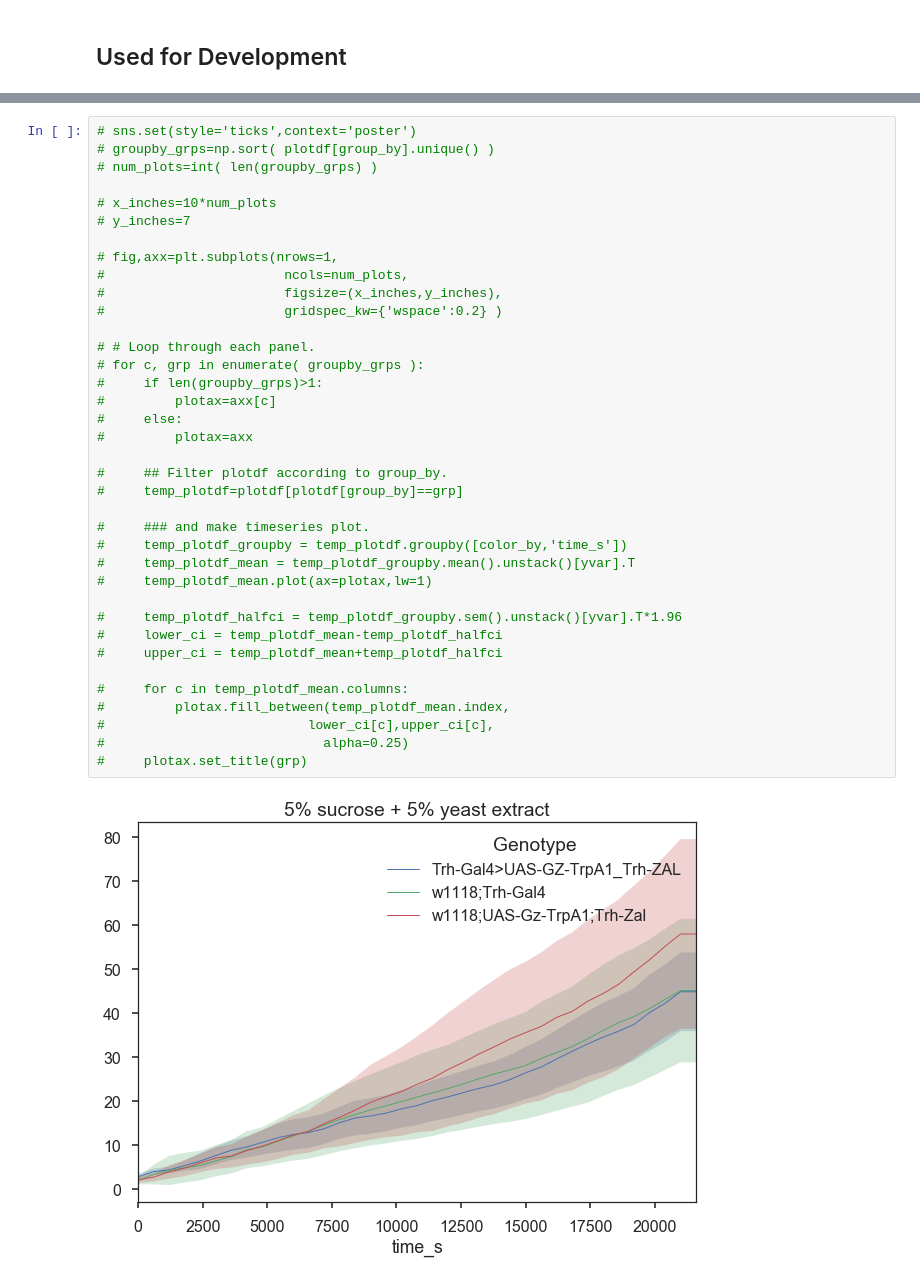
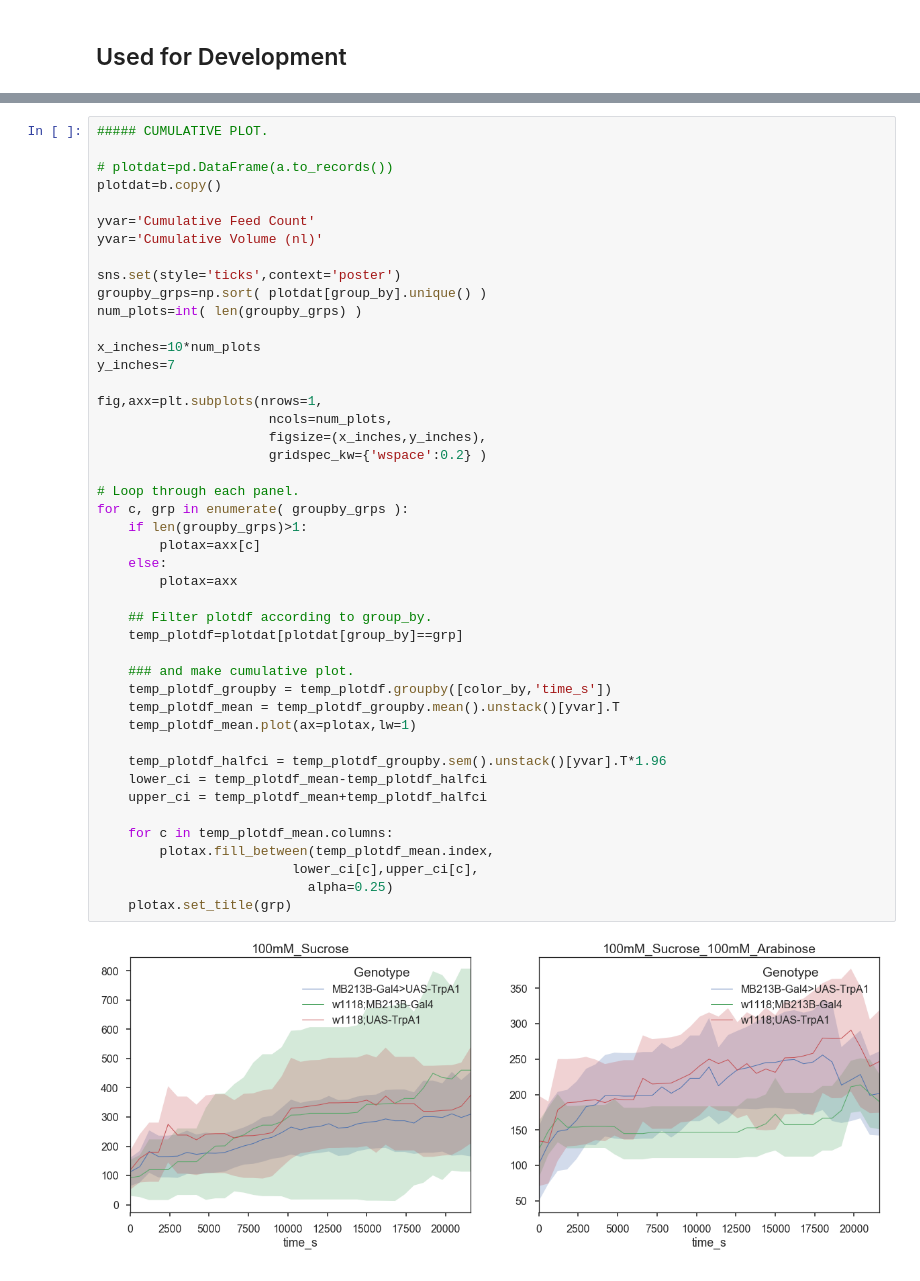
Before and after one commit to ACCLAB/espresso, a Jupyter notebook: jupyter-nb/espresso cumulative plots dev.ipynb, the cells around one changed output, grey strips where cells are left out. Saved outputs shown, nothing was run; the diff lists cells and outputs as text.

```diff
--- a/jupyter-nb/espresso cumulative plots dev.ipynb
+++ b/jupyter-nb/espresso cumulative plots dev.ipynb
@@ -87,39 +122,47 @@ array([<matplotlib.axes._subplots.AxesSubplot object at 0x...>,
 # %%
-# sns.set(style='ticks',context='poster')
-# groupby_grps=np.sort( plotdf[group_by].unique() )
-# num_plots=int( len(groupby_grps) )
+##### CUMULATIVE PLOT.
 
-# x_inches=10*num_plots
-# y_inches=7
+# plotdat=pd.DataFrame(a.to_records())
+plotdat=b.copy()
 
-# fig,axx=plt.subplots(nrows=1,
-#                       ncols=num_plots,
-#                       figsize=(x_inches,y_inches),
-#                       gridspec_kw={'wspace':0.2} )
+yvar='Cumulative Feed Count'
+yvar='Cumulative Volume (nl)'
 
-# # Loop through each panel.
-# for c, grp in enumerate( groupby_grps ):
-#     if len(groupby_grps)>1:
-#         plotax=axx[c]
-#     else:
-#         plotax=axx
+sns.set(style='ticks',context='poster')
+groupby_grps=np.sort( plotdat[group_by].unique() )
+num_plots=int( len(groupby_grps) )
 
-#     ## Filter plotdf according to group_by.
-#     temp_plotdf=plotdf[plotdf[group_by]==grp]
+x_inches=10*num_plots
+y_inches=7
 
-#     ### and make timeseries plot.
-#     temp_plotdf_groupby = temp_plotdf.groupby([color_by,'time_s'])
-#     temp_plotdf_mean = temp_plotdf_groupby.mean().unstack()[yvar].T
-#     temp_plotdf_mean.plot(ax=plotax,lw=1)
+fig,axx=plt.subplots(nrows=1,
+                      ncols=num_plots,
+                      figsize=(x_inches,y_inches),
+                      gridspec_kw={'wspace':0.2} )
 
-#     temp_plotdf_halfci = temp_plotdf_groupby.sem().unstack()[yvar].T*1.96
-#     lower_ci = temp_plotdf_mean-temp_plotdf_halfci
-#     upper_ci = temp_plotdf_mean+temp_plotdf_halfci
+# Loop through each panel.
+for c, grp in enumerate( groupby_grps ):
+    if len(groupby_grps)>1:
+        plotax=axx[c]
+    else:
+        plotax=axx
 
-#     for c in temp_plotdf_mean.columns:
-#         plotax.fill_between(temp_plotdf_mean.index,
-#                          lower_ci[c],upper_ci[c],
-#                            alpha=0.25)
-#     plotax.set_title(grp)
+    ## Filter plotdf according to group_by.
+    temp_plotdf=plotdat[plotdat[group_by]==grp]
+
+    ### and make cumulative plot.
+    temp_plotdf_groupby = temp_plotdf.groupby([color_by,'time_s'])
+    temp_plotdf_mean = temp_plotdf_groupby.mean().unstack()[yvar].T
+    temp_plotdf_mean.plot(ax=plotax,lw=1)
+
+    temp_plotdf_halfci = temp_plotdf_groupby.sem().unstack()[yvar].T*1.96
+    lower_ci = temp_plotdf_mean-temp_plotdf_halfci
+    upper_ci = temp_plotdf_mean+temp_plotdf_halfci
+
+    for c in temp_plotdf_mean.columns:
+        plotax.fill_between(temp_plotdf_mean.index,
+                         lower_ci[c],upper_ci[c],
+                           alpha=0.25)
+    plotax.set_title(grp)
 # %% [output]
-[figure, old version]
+[figure, new version]
```
Also changed, not shown: parts of 10 cells of this notebook, 1 other file.
